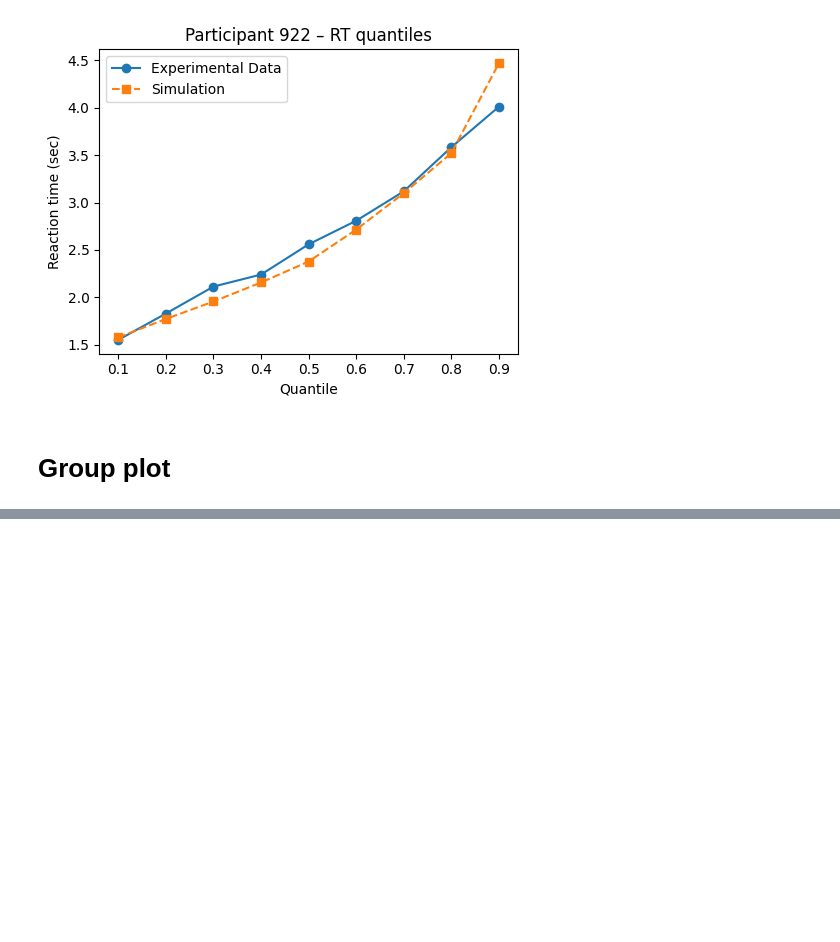
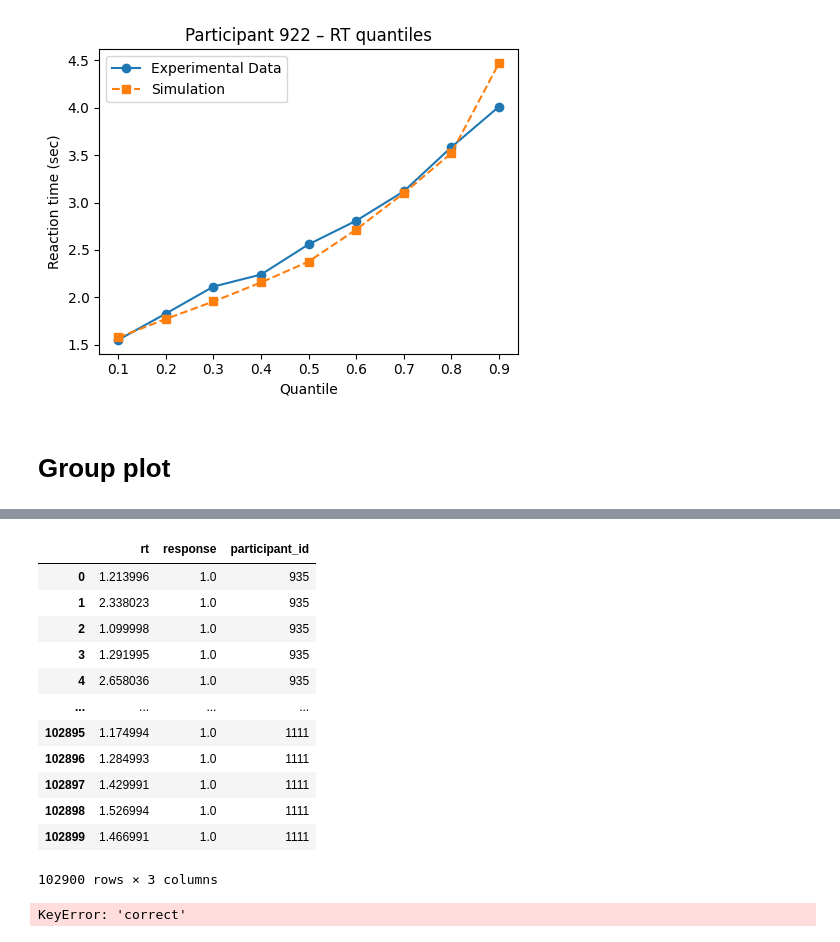
Before and after one commit to jjjj17/HSSM-fitting, a Jupyter notebook: hssm_quantplots.ipynb, the cells around one changed output, grey strips where cells are left out. Drawn from its saved outputs; the diff is of its cells as text; code cells hidden in the pictures; blank space fills up the shorter version.

```diff
--- a/hssm_quantplots.ipynb
+++ b/hssm_quantplots.ipynb
@@ -184,0 +344,24 @@ plot_rt_quantiles_group(
+# %%
+df_sim
+# %% [output]
+|  | rt | response | participant_id |
+| 0 | 1.213996 | 1.0 | 935 |
+| 1 | 2.338023 | 1.0 | 935 |
+| 2 | 1.099998 | 1.0 | 935 |
+| 3 | 1.291995 | 1.0 | 935 |
+| 4 | 2.658036 | 1.0 | 935 |
+| ... | ... | ... | ... |
+| 102895 | 1.174994 | 1.0 | 1111 |
+| 102896 | 1.284993 | 1.0 | 1111 |
+| 102897 | 1.429991 | 1.0 | 1111 |
+| 102898 | 1.526994 | 1.0 | 1111 |
+| 102899 | 1.466991 | 1.0 | 1111 |
+102900 rows × 3 columns
+# %%
+plot_accuracy_quantiles_group(
+    real_df=df_exp,
+    sim_df=df_sim,
+    title="Group-average accuracy"
+)
+# %% [output]
+KeyError: 'correct'
```
Also changed, not shown: parts of 7 cells of this notebook, 7 other files.
